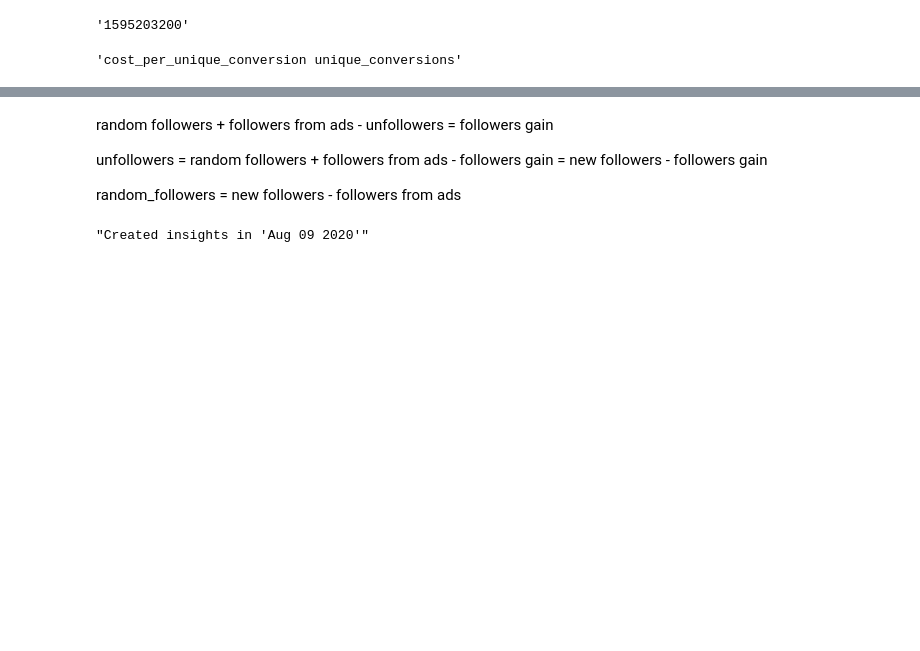
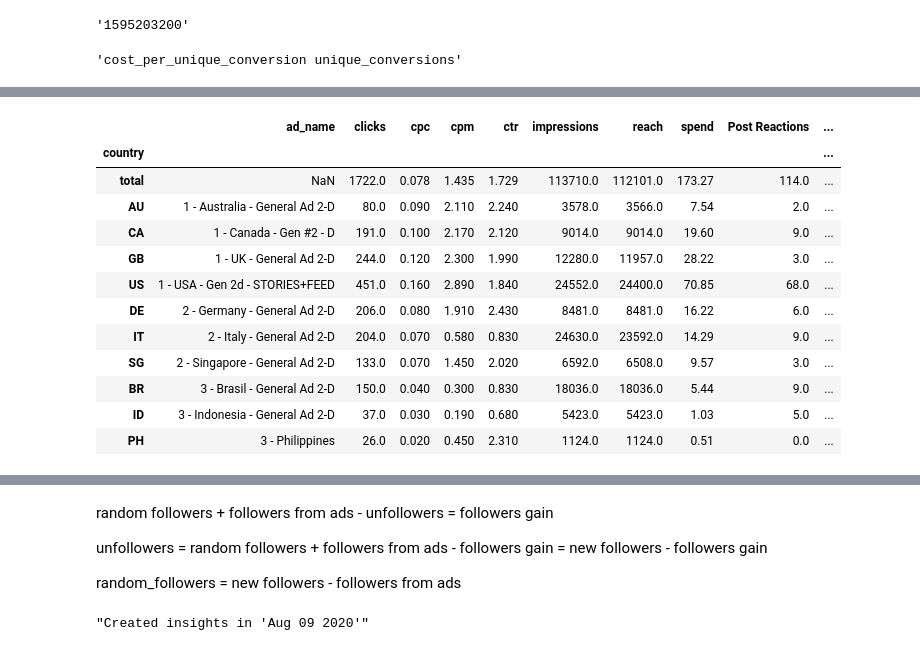
Before and after one commit to manycoding/tomorrowswig_followers, a Jupyter notebook: 02_ads.ipynb, the cells around one changed output, grey strips where cells are left out. Drawn from its saved outputs; the diff is of its cells as text; code cells hidden in the pictures; blank space fills up the shorter version.

```diff
--- a/02_ads.ipynb
+++ b/02_ads.ipynb
@@ -266,3 +277,19 @@ df.append(total).round(2)
+# %%
+pd.concat([df.iloc[-1:], df.iloc[:-1]])
+# %% [output]
+|  | ad_name | clicks | cpc | cpm | ctr | impressions | reach | spend | Post Reactions | ... |
+| country |  |  |  |  |  |  |  |  |  | ... |
+| total | NaN | 1722.0 | 0.078 | 1.435 | 1.729 | 113710.0 | 112101.0 | 173.27 | 114.0 | ... |
+| AU | 1 - Australia - General Ad 2-D | 80.0 | 0.090 | 2.110 | 2.240 | 3578.0 | 3566.0 | 7.54 | 2.0 | ... |
+| CA | 1 - Canada - Gen #2 - D | 191.0 | 0.100 | 2.170 | 2.120 | 9014.0 | 9014.0 | 19.60 | 9.0 | ... |
+| GB | 1 - UK - General Ad 2-D | 244.0 | 0.120 | 2.300 | 1.990 | 12280.0 | 11957.0 | 28.22 | 3.0 | ... |
+| US | 1 - USA - Gen 2d - STORIES+FEED | 451.0 | 0.160 | 2.890 | 1.840 | 24552.0 | 24400.0 | 70.85 | 68.0 | ... |
+| DE | 2 - Germany - General Ad 2-D | 206.0 | 0.080 | 1.910 | 2.430 | 8481.0 | 8481.0 | 16.22 | 6.0 | ... |
+| IT | 2 - Italy - General Ad 2-D | 204.0 | 0.070 | 0.580 | 0.830 | 24630.0 | 23592.0 | 14.29 | 9.0 | ... |
+| SG | 2 - Singapore - General Ad 2-D | 133.0 | 0.070 | 1.450 | 2.020 | 6592.0 | 6508.0 | 9.57 | 3.0 | ... |
+| BR | 3 - Brasil - General Ad 2-D | 150.0 | 0.040 | 0.300 | 0.830 | 18036.0 | 18036.0 | 5.44 | 9.0 | ... |
+| ID | 3 - Indonesia - General Ad 2-D | 37.0 | 0.030 | 0.190 | 0.680 | 5423.0 | 5423.0 | 1.03 | 5.0 | ... |
+| PH | 3 - Philippines | 26.0 | 0.020 | 0.450 | 2.310 | 1124.0 | 1124.0 | 0.51 | 0.0 | ... |
 # %%
 #export
 def add_total(df: pd.DataFrame) -> pd.DataFrame:
```
Also changed, not shown: parts of 13 cells of this notebook, 1 other file.
